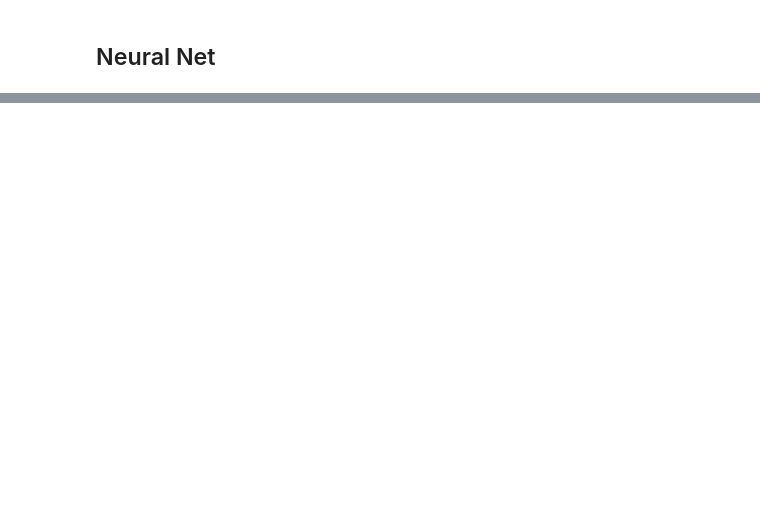
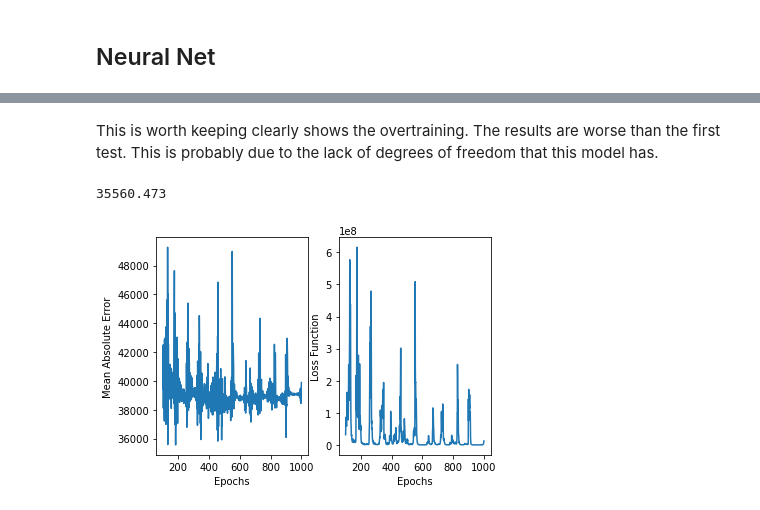
Before and after one commit to seancraven/Level-4-Masters-Project, a Jupyter notebook: Regression_House_Prices_Kaggle/Regression_Notebook.ipynb, the cells around one changed output, grey strips where cells are left out. Drawn from its saved outputs; the diff is of its cells as text; code cells hidden in the pictures; blank space fills up the shorter version.

```diff
--- a/Regression_House_Prices_Kaggle/Regression_Notebook.ipynb
+++ b/Regression_House_Prices_Kaggle/Regression_Notebook.ipynb
@@ -109,0 +164,7 @@ As an aside I think looking at the winning networks on Kaggle might be really in
+# %% [markdown]
+This is worth keeping clearly shows the overtraining. The results are worse than the first test. This is probably due to the lack of degrees of freedom that this model has.
+# %%
+hyperparam_investigator(1000,2,[128*3,128*3])
+# %% [output]
+35560.473
+[figure, added]
```
Also changed, not shown: parts of 18 cells of this notebook.
